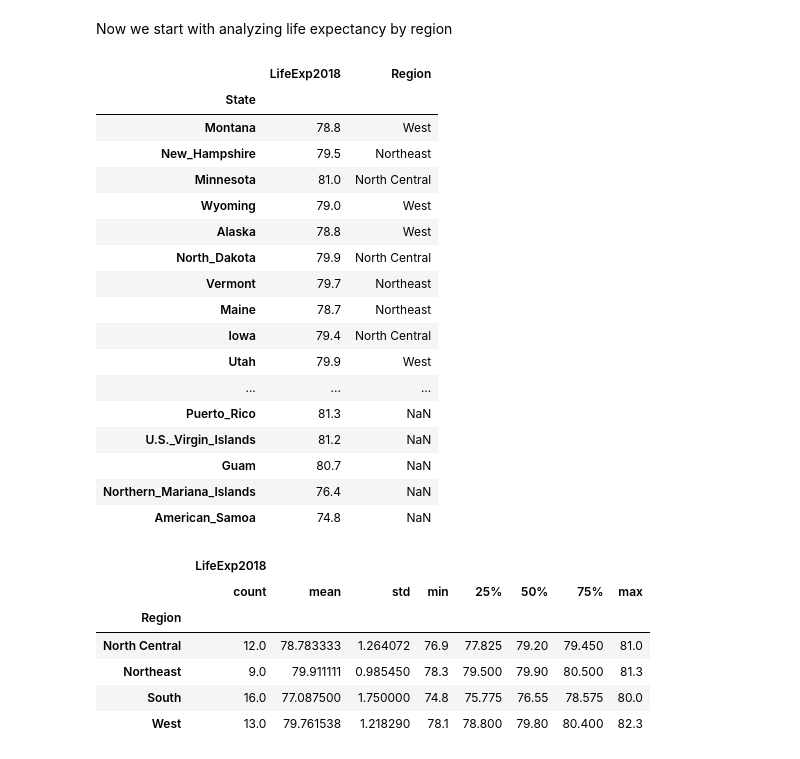
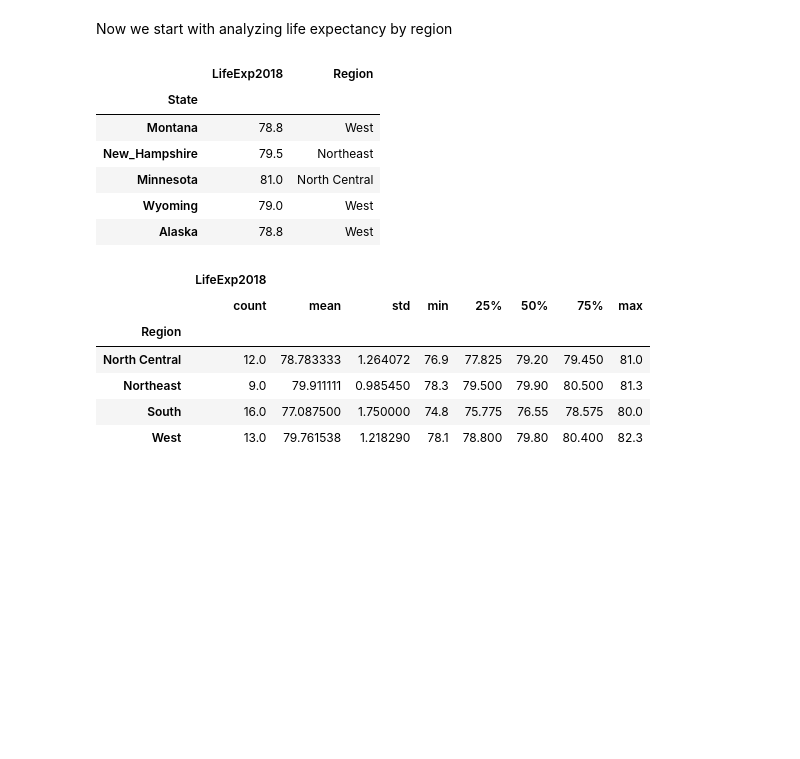
Before and after one commit to maxjoerg/manning_demographic_data_analysis, a Jupyter notebook: visualization.ipynb, the cells around one changed output. Saved outputs shown, nothing was run; the diff lists cells and outputs as text; code cells hidden in the pictures; blank space fills up the shorter version.

```diff
--- a/visualization.ipynb
+++ b/visualization.ipynb
@@ -297,26 +298,15 @@ The ECDF Plot shows the skewness of the data especially between 77 and 79 years
 Now we start with analyzing life expectancy by region
 # %%
 Life_exp_region = df_all.loc[:,["LifeExp2018", "Region"]]
-Life_exp_region
+Life_exp_region.head()
 # %% [output]
 |  | LifeExp2018 | Region |
 | State |  |  |
 | Montana | 78.8 | West |
 | New_Hampshire | 79.5 | Northeast |
 | Minnesota | 81.0 | North Central |
 | Wyoming | 79.0 | West |
 | Alaska | 78.8 | West |
-| North_Dakota | 79.9 | North Central |
-| Vermont | 79.7 | Northeast |
-| Maine | 78.7 | Northeast |
-| Iowa | 79.4 | North Central |
-| Utah | 79.9 | West |
-| ... | ... | ... |
-| Puerto_Rico | 81.3 | NaN |
-| U.S._Virgin_Islands | 81.2 | NaN |
-| Guam | 80.7 | NaN |
-| Northern_Mariana_Islands | 76.4 | NaN |
-| American_Samoa | 74.8 | NaN |
 # %%
 ### Basis statistics by region
 Life_exp_region.groupby("Region").describe()
```
Also changed, not shown: parts of 70 cells of this notebook.
